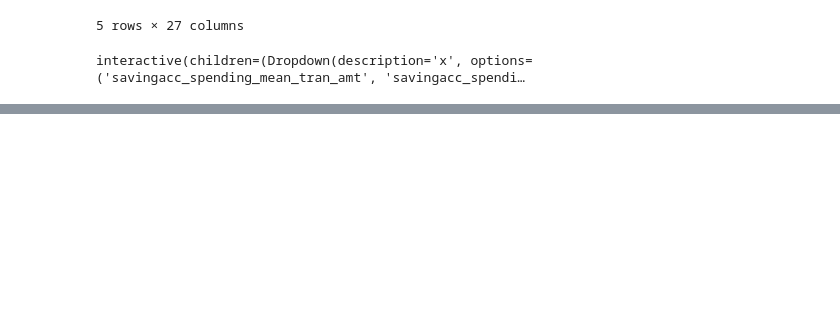
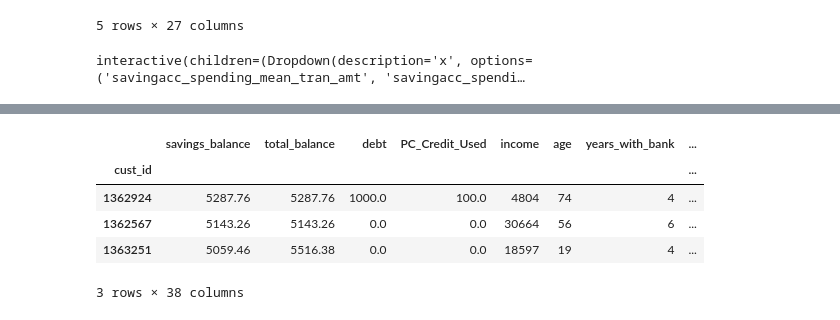
Before and after one commit to silvhua-Lighthouse/mini-project-III, a Jupyter notebook: mini-project-III.ipynb, the cells around one changed output, grey strips where cells are left out. Drawn from its saved outputs; the diff is of its cells as text; code cells hidden in the pictures; blank space fills up the shorter version.

```diff
--- a/mini-project-III.ipynb
+++ b/mini-project-III.ipynb
@@ -576,0 +696,9 @@ interactive(children=(Dropdown(description='x', options=('savingacc_spending_mea
+# %%
+customer_data.head(3)
+# %% [output]
+|  | savings_balance | total_balance | debt | PC_Credit_Used | income | age | years_with_bank | ... |
+| cust_id |  |  |  |  |  |  |  | ... |
+| 1362924 | 5287.76 | 5287.76 | 1000.0 | 100.0 | 4804 | 74 | 4 | ... |
+| 1362567 | 5143.26 | 5143.26 | 0.0 | 0.0 | 30664 | 56 | 6 | ... |
+| 1363251 | 5059.46 | 5516.38 | 0.0 | 0.0 | 18597 | 19 | 4 | ... |
+3 rows × 38 columns
```
Also changed, not shown: parts of 13 cells of this notebook.
